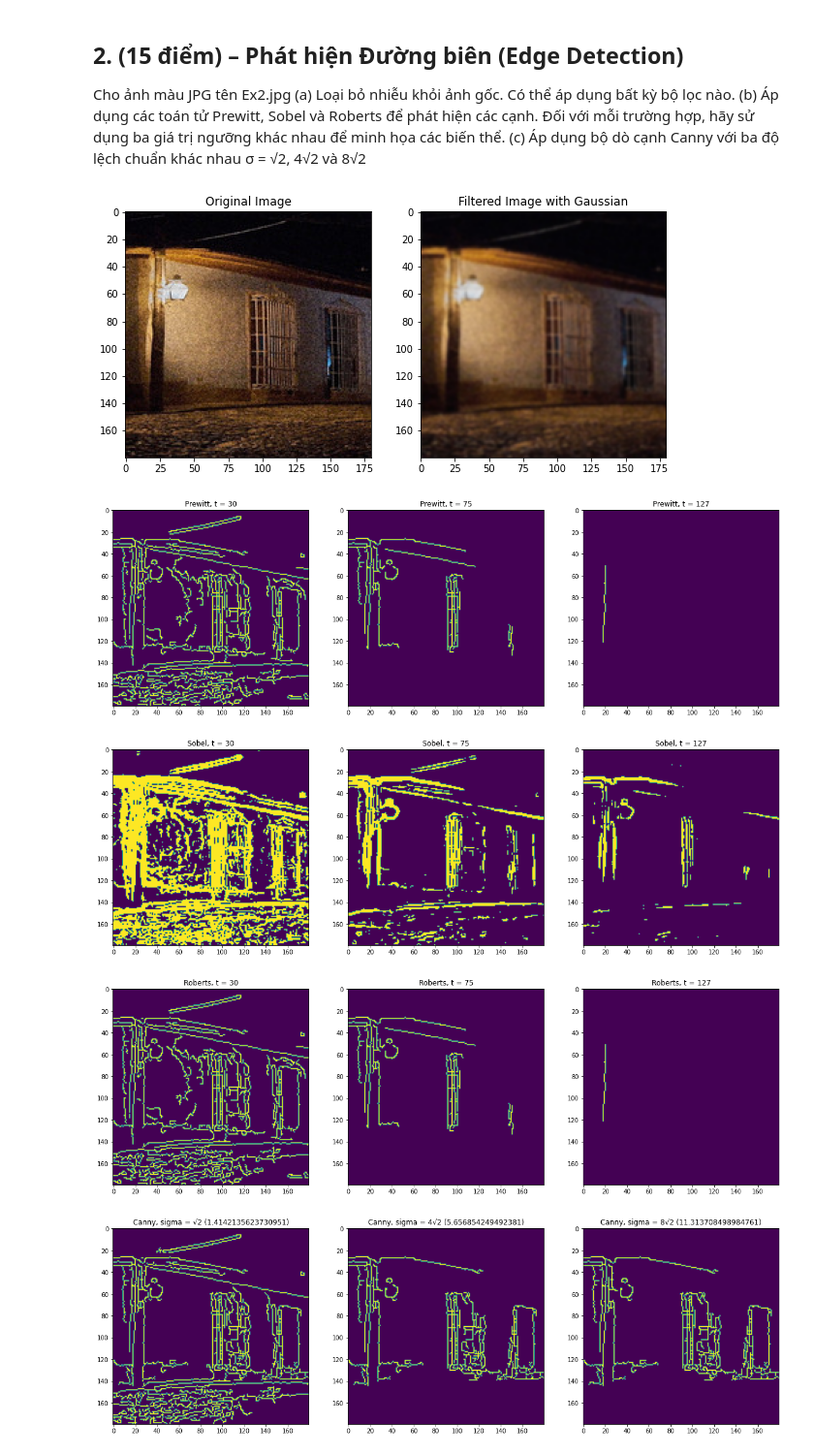
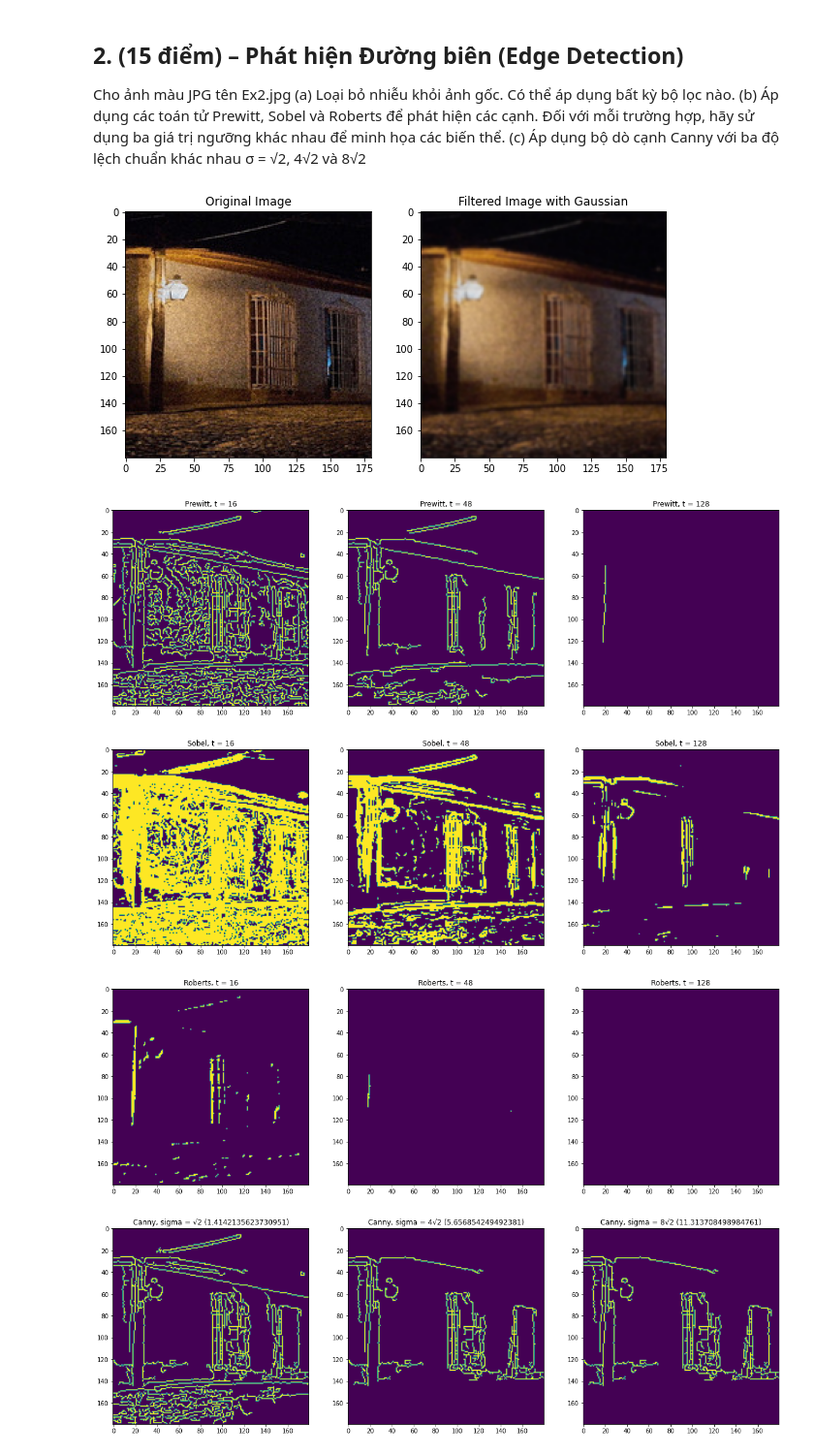
Before and after one commit to khanh22mse23057/Semester2-DIP, a Jupyter notebook: FSBMSE_[Digital_Image_and_Video_Processing]_Final_Assignment.ipynb, the cells around one changed output. Shown at 97% size. Drawn from its saved outputs; the diff is of its cells as text; code cells hidden in the pictures.

```diff
--- a/FSBMSE_[Digital_Image_and_Video_Processing]_Final_Assignment.ipynb
+++ b/FSBMSE_[Digital_Image_and_Video_Processing]_Final_Assignment.ipynb
@@ -156,9 +160,9 @@ ax[1].set_title('Filtered Image with Gaussian')
 img_gray = cv2.cvtColor(filtered_img, cv2.COLOR_BGR2GRAY)
 
 # Define the threshold values
-t1 = 30
-t2 = 75
-t3 = 127
+t1 = 16
+t2 = 48
+t3 = 128
 
 # Apply the Prewitt operator with three different threshold values
 edge_p1 = cv2.Canny(img_gray, t1, t1*3, apertureSize=3)
@@ -166,7 +170,7 @@ edge_p2 = cv2.Canny(img_gray, t2, t2*3, apertureSize=3)
 edge_p3 = cv2.Canny(img_gray, t3, t3*3, apertureSize=3)
 
 # Show images
-fig, axs = plt.subplots(1, 3, figsize=(20, 10))
+fig, axs = plt.subplots(1, 3, figsize=(20, 7))
 axs[0].imshow(edge_p1)
 axs[0].set_title('Prewitt, t = ' + str(t1))
 axs[1].imshow(edge_p2)
@@ -182,40 +186,40 @@ sobely = cv2.Sobel(img_gray, cv2.CV_64F, 0, 1, ksize=3)
 mag, angle = cv2.cartToPolar(sobelx, sobely, angleInDegrees=True)
 # Apply threshold values
 edge_s1 = cv2.threshold(mag, t1, 255, cv2.THRESH_BINARY)[1]
 edge_s2 = cv2.threshold(mag, t2, 255, cv2.THRESH_BINARY)[1]
 edge_s3 = cv2.threshold(mag, t3, 255, cv2.THRESH_BINARY)[1]
 
 # # Show images
-fig, axs = plt.subplots(1, 3, figsize=(20, 10))
+fig, axs = plt.subplots(1, 3, figsize=(20, 7))
 axs[0].imshow(edge_s1)
 axs[0].set_title('Sobel, t = ' + str(t1))
 axs[1].imshow(edge_s2)
 axs[1].set_title('Sobel, t = ' + str(t2))
 axs[2].imshow(edge_s3)
 axs[2].set_title('Sobel, t = ' + str(t3))
 plt.show()
 
 # Apply the Roberts operator with three different threshold values
 roberts_cross_v = np.array([[0, 0, 0], [0, 1, 0], [0, 0, -1]], dtype=np.float32)
 roberts_cross_h = np.array([[0, 0, 0], [0, 0, 1], [0, -1, 0]], dtype=np.float32)
 edge_r1 = cv2.filter2D(img_gray, -1, roberts_cross_v) > t1
 edge_r2 = cv2.filter2D(img_gray, -1, roberts_cross_v) > t2
 edge_r3 = cv2.filter2D(img_gray, -1, roberts_cross_v) > t3
 
 # Show images
 fig, axs = plt.subplots(1, 3, figsize=(20, 10))
-axs[0].imshow(edge_p1)
+axs[0].imshow(edge_r1)
 axs[0].set_title('Roberts, t = ' + str(t1))
-axs[1].imshow(edge_p2)
+axs[1].imshow(edge_r2)
 axs[1].set_title('Roberts, t = ' + str(t2))
-axs[2].imshow(edge_p3)
+axs[2].imshow(edge_r3)
 axs[2].set_title('Roberts, t = ' + str(t3))
 plt.show()
 # %% [output]
 [figure]
-[figure, old version]
+[figure, new version]
-[figure, old version]
+[figure, new version]
-[figure, old version]
+[figure, new version]
 # %%
 # c Áp dụng bộ dò cạnh Canny với ba độ lệch chuẩn khác nhau σ = √2, 4√2 và 8√2
 def edge_detect_canny(image, sigma=0.33):
```
Also changed, not shown: parts of 4 cells of this notebook.
